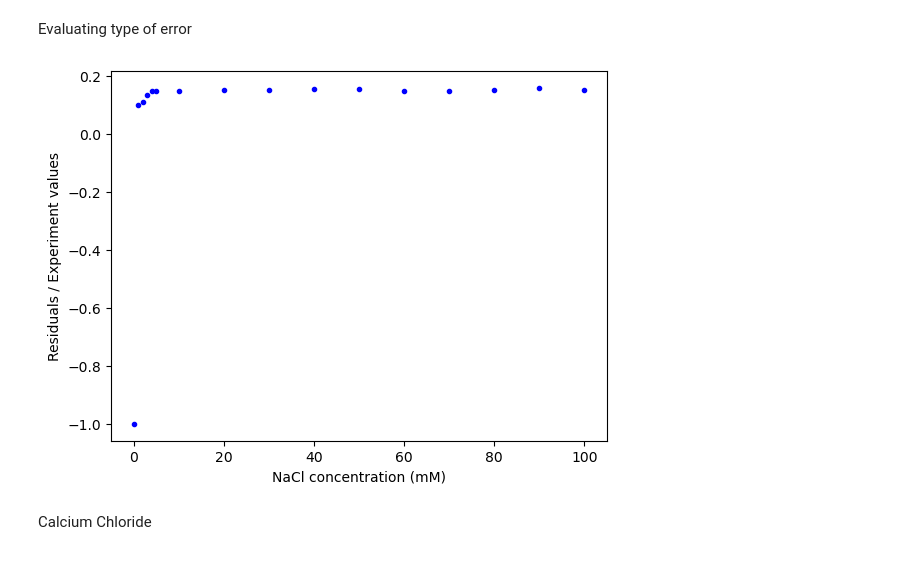
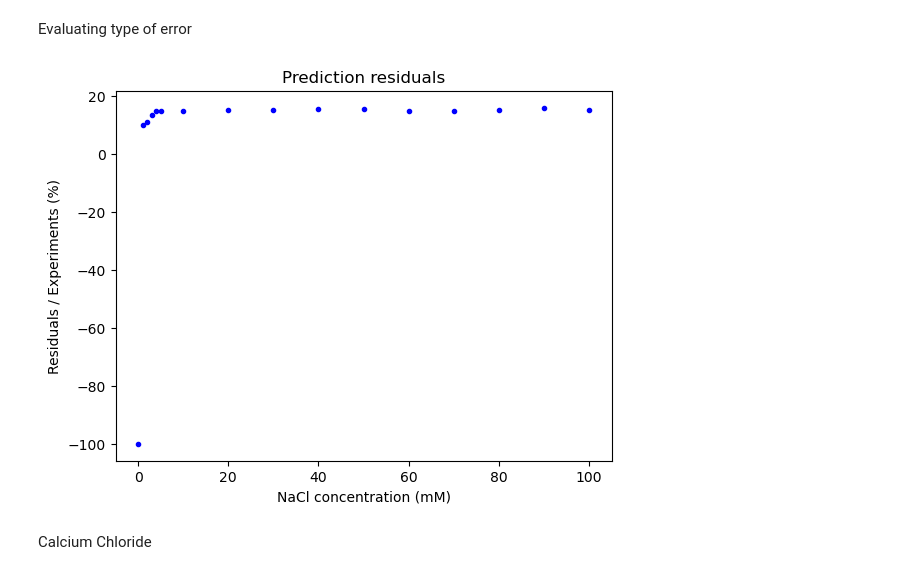
Before and after one commit to dowlinglab/salts-conductivity-modelling, a Jupyter notebook: Equivalent-conductivity.ipynb, the cells around one changed output. Drawn from its saved outputs; the diff is of its cells as text; code cells hidden in the pictures.

```diff
--- a/Equivalent-conductivity.ipynb
+++ b/Equivalent-conductivity.ipynb
@@ -158,20 +159,21 @@ plt.show()
 Evaluating type of error
 # %%
 # residual fraction
-residuals_frac = [residuals[i]/specific_cond_exp[i] for i in range(ndata2)]
+residuals_percent = [(residuals[i]/specific_cond_exp[i])*100 for i in range(ndata2)]
 
 # # residuals fraction average
 # residuals_frac.pop(0)
 # residual_frac_avg = np.average(residuals_frac)
 # print(residual_frac_avg)
 
 # visualizing in plot
-plt.plot(molar_conc_specific, residuals_frac, "b.")
+plt.plot(molar_conc_specific, residuals_percent, "b.")
 plt.xlabel("NaCl concentration (mM)")
-plt.ylabel("Residuals / Experiment values")
+plt.ylabel("Residuals / Experiments (%)")
+plt.title("Prediction residuals")
 plt.show()
 # %% [output]
-[figure, old version]
+[figure, new version]
 # %% [markdown]
 Calcium Chloride
 # %%
```
Also changed, not shown: parts of 1 cell of this notebook.
